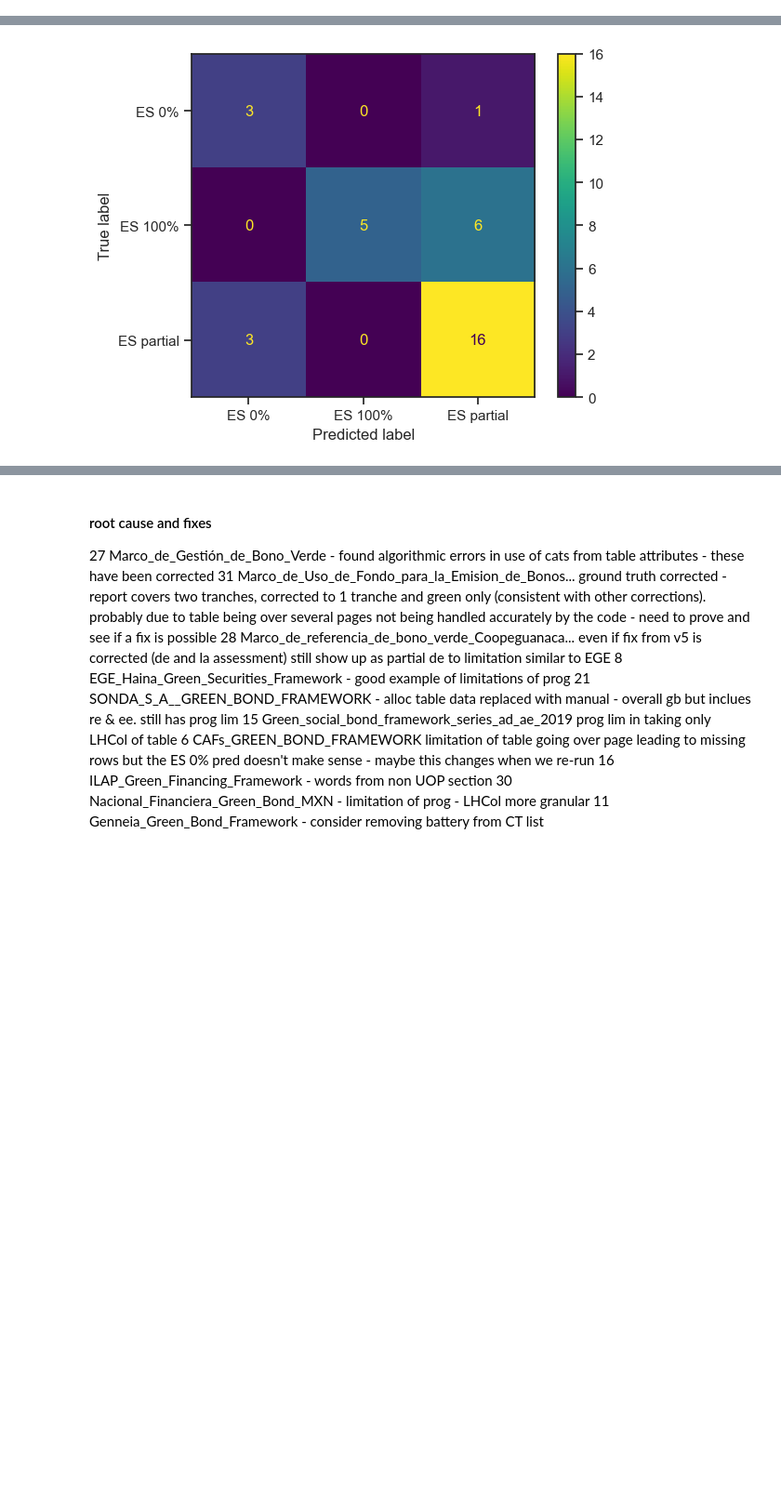
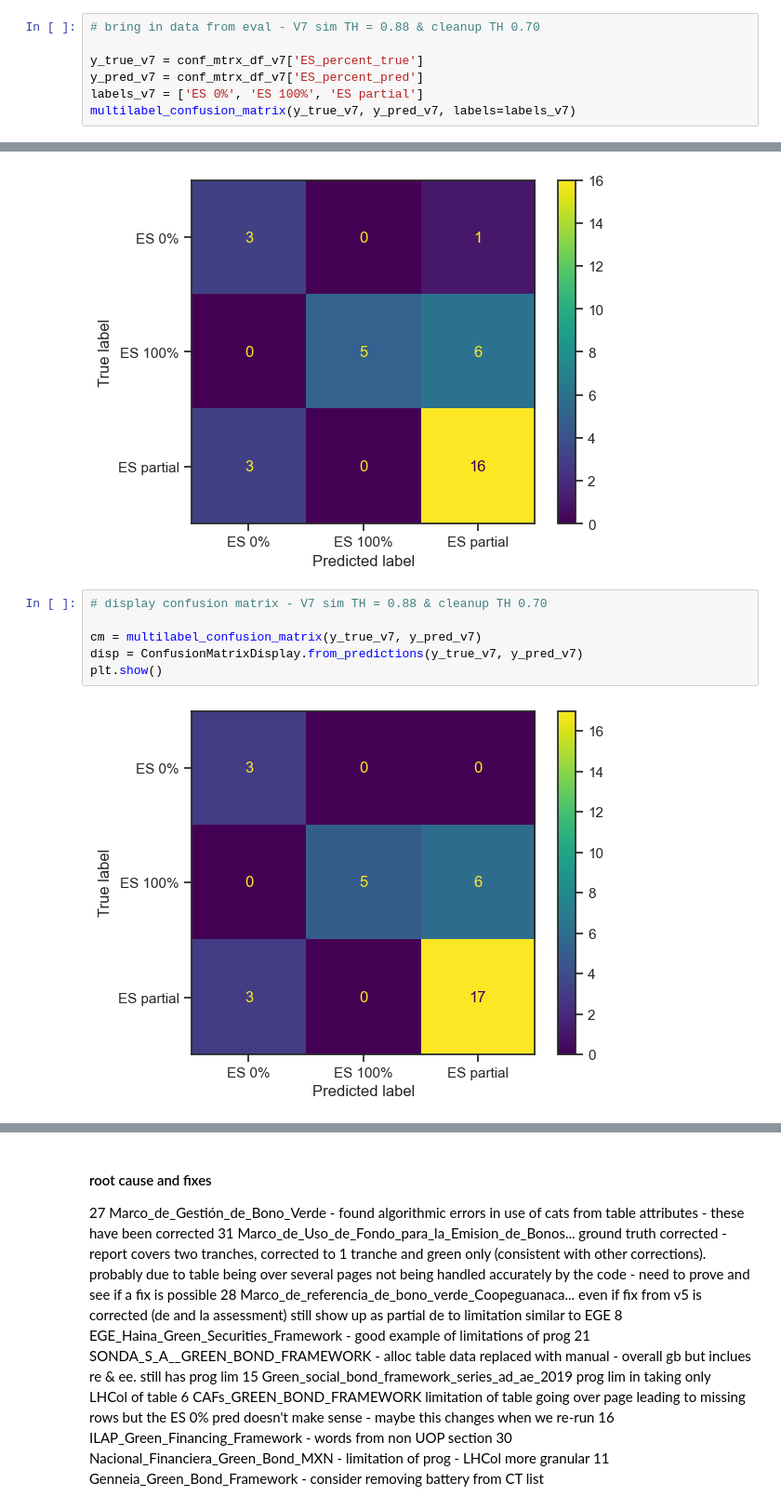
Before and after one commit to emw9805-notabot/ADSCert_project_Watson, a Jupyter notebook: Eval_metrics_V4.ipynb, the cells around one changed output, grey strips where cells are left out. Shown at 93% size. Drawn from its saved outputs; the diff is of its cells as text; blank space fills up the shorter version.

```diff
--- a/Eval_metrics_V4.ipynb
+++ b/Eval_metrics_V4.ipynb
@@ -447,3 +458,10 @@ array([[[27,  3],
 
        [[ 8,  7],
         [ 3, 16]]])
+# %%
+# bring in data from eval - V7 sim TH = 0.88 & cleanup TH 0.70
+
+y_true_v7 = conf_mtrx_df_v7['ES_percent_true']
+y_pred_v7 = conf_mtrx_df_v7['ES_percent_pred']
+labels_v7 = ['ES 0%', 'ES 100%', 'ES partial']
+multilabel_confusion_matrix(y_true_v7, y_pred_v7, labels=labels_v7)
@@ -471,6 +498,14 @@ disp = ConfusionMatrixDisplay.from_predictions(y_true_v6, y_pred_v6)
 plt.show()
 # %% [output]
 [figure]
+# %%
+# display confusion matrix - V7 sim TH = 0.88 & cleanup TH 0.70
+
+cm = multilabel_confusion_matrix(y_true_v7, y_pred_v7)
+disp = ConfusionMatrixDisplay.from_predictions(y_true_v7, y_pred_v7)
+plt.show()
+# %% [output]
+[figure, added]
 # %%
 # breakdown of ES 100% false negatives
 # EGE a very good example of limitations of program
```
Also changed, not shown: parts of 25 cells of this notebook, 7 other files.
